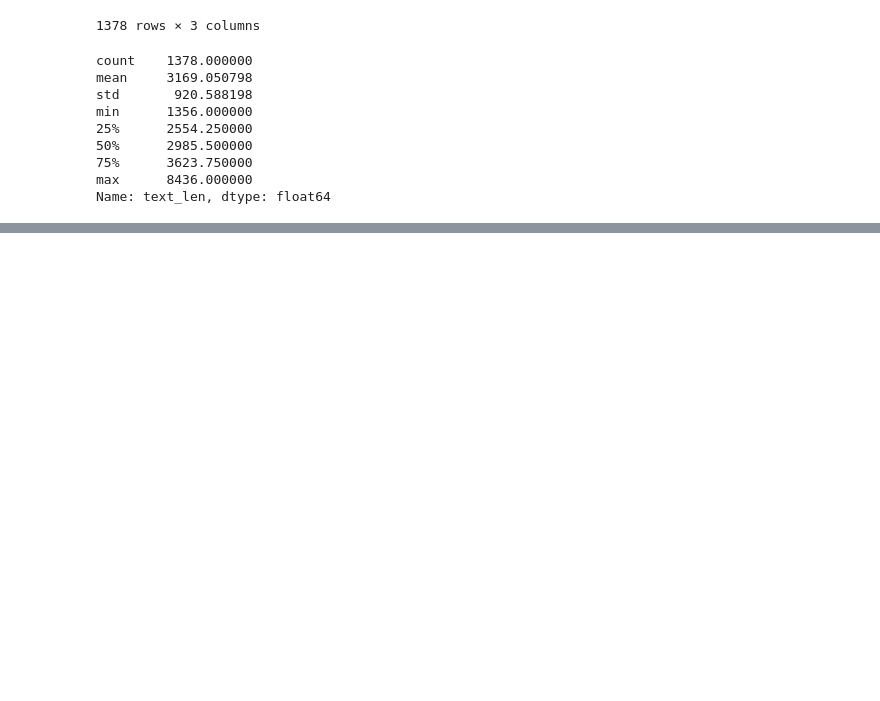
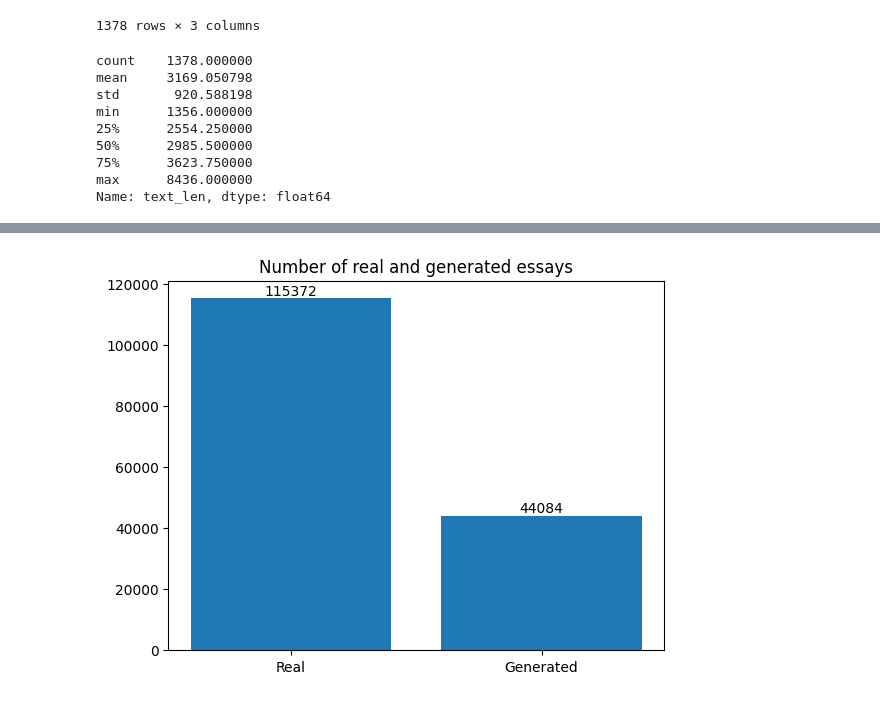
Before and after one commit to mik5owski/LLM---Detect-AI-Generated-Text, a Jupyter notebook: code.ipynb, the cells around one changed output, grey strips where cells are left out. Cells and saved outputs as stored; diff of their text form; code cells hidden in the pictures; blank space fills up the shorter version.

Commit message:
Added the source files to data folder. Created file code.ipynb with an LLM model, saved the model to output/best_model and saved submission in output/submission.csv

```diff
--- a/code.ipynb
+++ b/code.ipynb
@@ -113,0 +90,9 @@ df_prompts
+# %%
+training1 = pd.read_csv('../DATA/LLM_data/train_drcat_01.csv')
+training2 = pd.read_csv('../DATA/LLM_data/train_drcat_02.csv')
+training3 = pd.read_csv('../DATA/LLM_data/train_drcat_03.csv')
+training4 = pd.read_csv('../DATA/LLM_data/train_drcat_04.csv')
+
+df_training = pd.concat([training1,training2, training3, training4], ignore_index=True)
+df_training['length'] = [len(text) for text in df_training['text']]
+df_training
@@ -113,0 +113,11 @@ df_prompts
+# %%
+class_counts = df_training.label.value_counts().values
+class_names = df_training.label.unique()
+tick = ['Real','Generated']
+
+fig, ax = plt.subplots()
+bars = ax.bar(class_names, class_counts, tick_label=tick)
+ax.bar_label(bars)
+plt.title('Number of real and generated essays');
+# %% [output]
+[figure, added]
```
Also changed, not shown: parts of 22 cells of this notebook, 6 other files.
